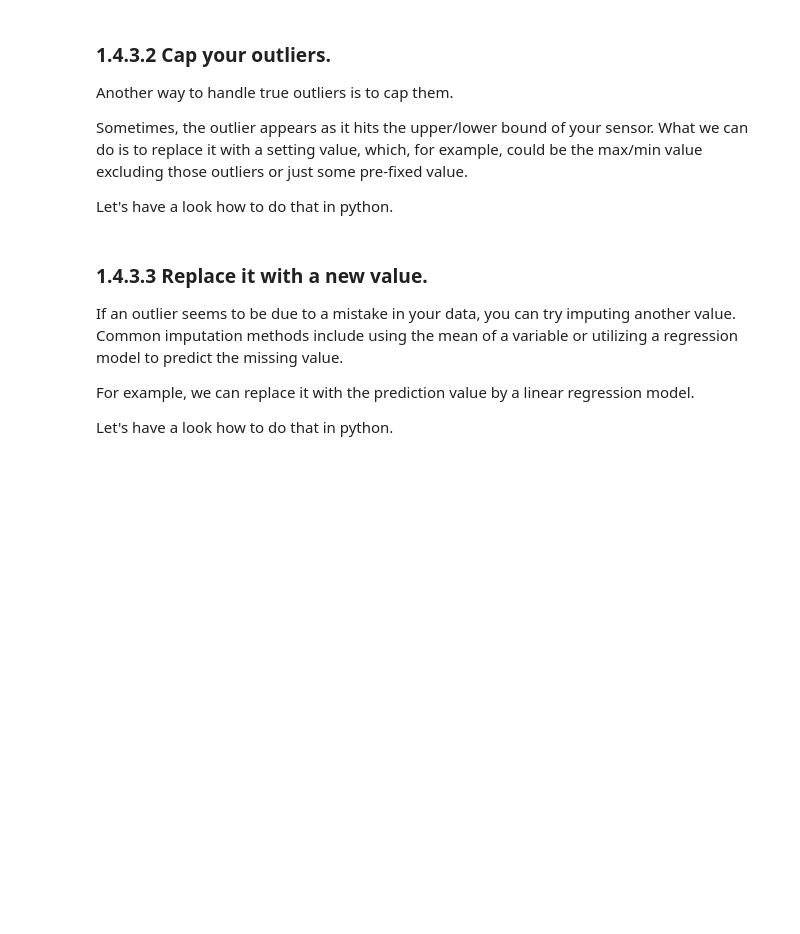
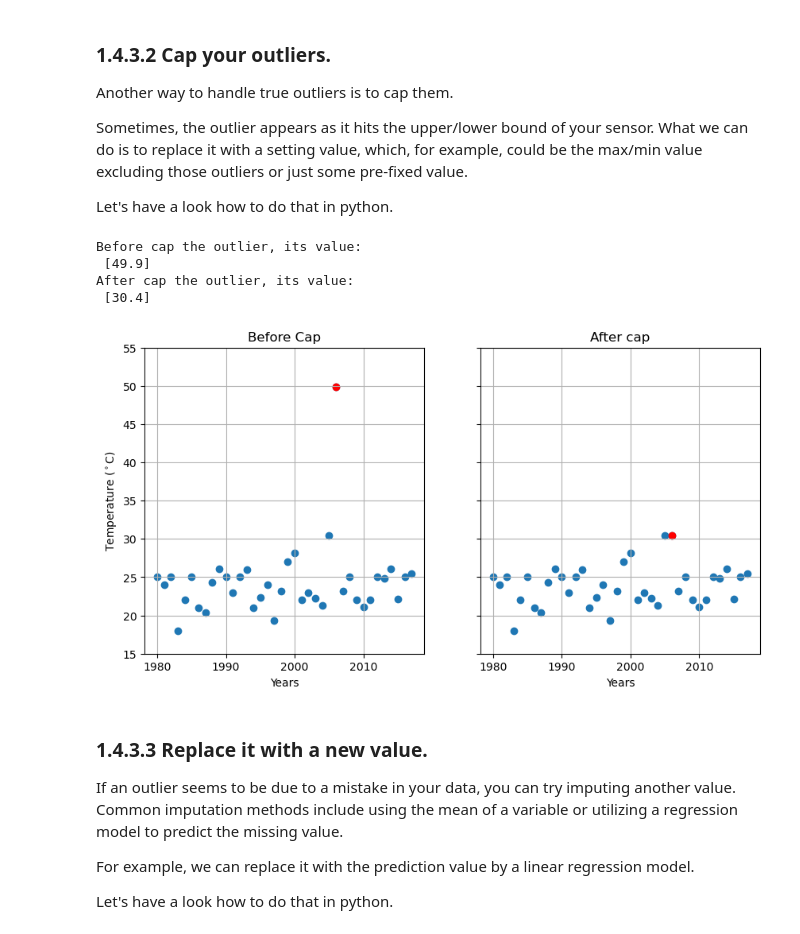
Before and after one commit to UCL-ELEC0136/2-data-processing-Yang-Li86, a Jupyter notebook: 2-data-processing.ipynb, the cells around one changed output. Cells and saved outputs as stored; diff of their text form; code cells hidden in the pictures; blank space fills up the shorter version.

```diff
--- a/2-data-processing.ipynb
+++ b/2-data-processing.ipynb
@@ -704,27 +772,33 @@ Let's have a look how to do that in python.
 # %%
 capped_outlier_dataset=np.copy(outlier_dataset)
 print('Before cap the outlier, its value:\r\n',capped_outlier_dataset[outlier_loc])
 # cap the outliers
-capped_outlier_dataset[outlier_loc]=np.max(dropped_outlier_dataset)
+capped_outlier_dataset[outlier_loc]=np.nanmax(dropped_outlier_dataset)
 print('After cap the outlier, its value:\r\n',capped_outlier_dataset[outlier_loc])
 
 # plot and compare them
 fig, (ax1, ax2) = plt.subplots(1, 2, sharey=True, figsize=(10, 5))
 ax1.set_title('Before Cap')
 ax1.scatter(outlier_year,outlier_dataset)
 ax1.scatter(outlier_year[outlier_loc], outlier_dataset[outlier_loc], c='r')
 ax1.set_ylim([15, 55])
 ax1.set_xlabel('Years')
 ax1.set_ylabel(r'Temperature ($^\circ$C)')
 ax1.grid()
 
 ax2.set_title('After cap')
 ax2.scatter(outlier_year,capped_outlier_dataset)
 ax2.scatter(outlier_year[outlier_loc], capped_outlier_dataset[outlier_loc], c='r')
 ax2.set_xlabel('Years')
 ax2.grid()
 
 plt.show()
+# %% [output]
+Before cap the outlier, its value:
+ [49.9]
+After cap the outlier, its value:
+ [30.4]
+[figure, added]
 # %% [markdown]
 ### 1.4.3.3 Replace it with a new value.
 If an outlier seems to be due to a mistake in your data, you can try imputing another value. Common imputation methods include using the mean of a variable or utilizing a regression model to predict the missing value.
```
Also changed, not shown: parts of 18 cells of this notebook.
